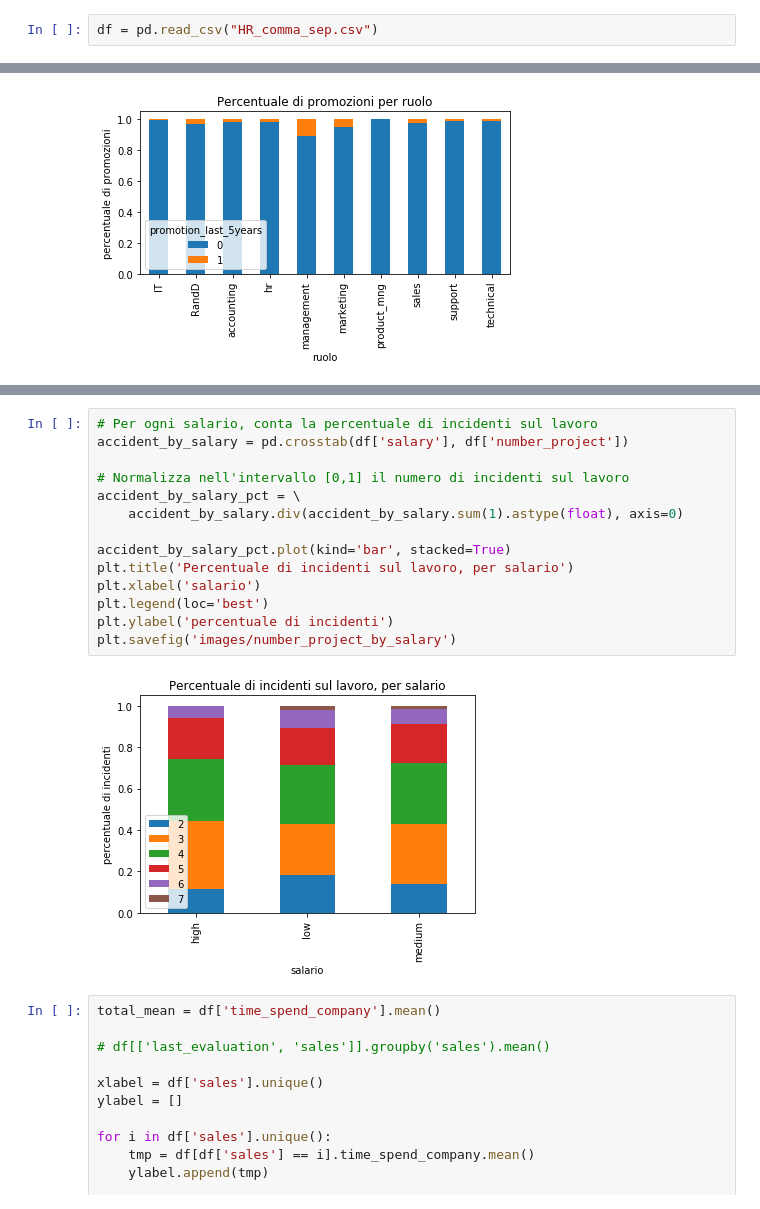
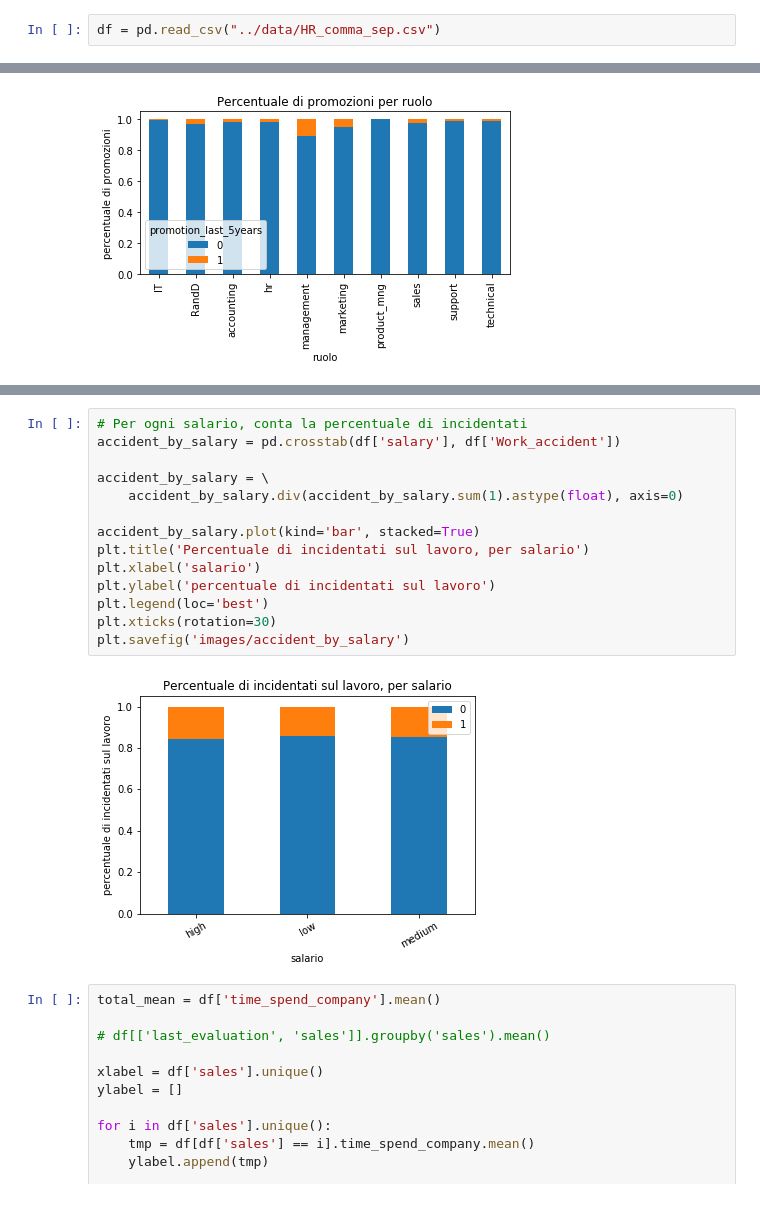
Before and after one commit to noobcode/Data-Mining, a Jupyter notebook: More on data understanding/human_resources_data_understanding.ipynb, the cells around one changed output, grey strips where cells are left out. Saved outputs shown, nothing was run; the diff lists cells and outputs as text.

Commit message:
Added two plots

```diff
--- a/More on data understanding/human_resources_data_understanding.ipynb
+++ b/More on data understanding/human_resources_data_understanding.ipynb
@@ -10,7 +10,7 @@ import matplotlib
 from collections import defaultdict
 from scipy.stats.stats import pearsonr
 # %%
-df = pd.read_csv("HR_comma_sep.csv")
+df = pd.read_csv("../data/HR_comma_sep.csv")
 # %%
 # Per ogni ruolo, conta la percentuale di promossi e non promossi
 prom_by_role = pd.crosstab(df['sales'], df['promotion_last_5years'])
@@ -45,19 +78,19 @@ plt.savefig('images/left_by_salary')
 # %%
-# Per ogni salario, conta la percentuale di incidenti sul lavoro
-accident_by_salary = pd.crosstab(df['salary'], df['number_project'])
+# Per ogni salario, conta la percentuale di incidentati
+accident_by_salary = pd.crosstab(df['salary'], df['Work_accident'])
 
-# Normalizza nell'intervallo [0,1] il numero di incidenti sul lavoro
-accident_by_salary_pct = \
+accident_by_salary = \
     accident_by_salary.div(accident_by_salary.sum(1).astype(float), axis=0)
 
-accident_by_salary_pct.plot(kind='bar', stacked=True)
-plt.title('Percentuale di incidenti sul lavoro, per salario')
+accident_by_salary.plot(kind='bar', stacked=True)
+plt.title('Percentuale di incidentati sul lavoro, per salario')
 plt.xlabel('salario')
+plt.ylabel('percentuale di incidentati sul lavoro')
 plt.legend(loc='best')
-plt.ylabel('percentuale di incidenti')
-plt.savefig('images/number_project_by_salary')
+plt.xticks(rotation=30)
+plt.savefig('images/accident_by_salary')
 # %% [output]
-[figure, old version]
+[figure, new version]
 # %%
 total_mean = df['time_spend_company'].mean()
 
```
Also changed, not shown: parts of 3 cells of this notebook.
